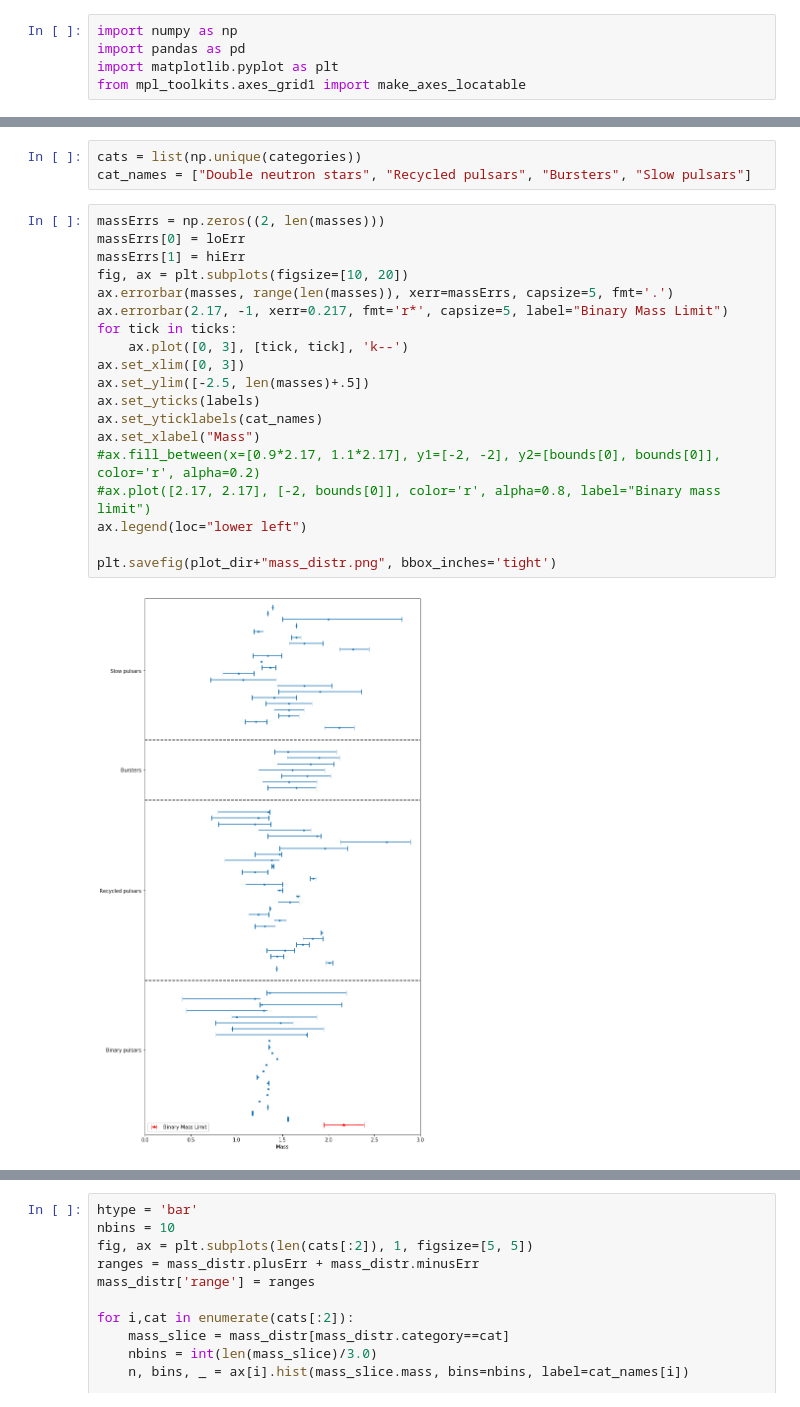
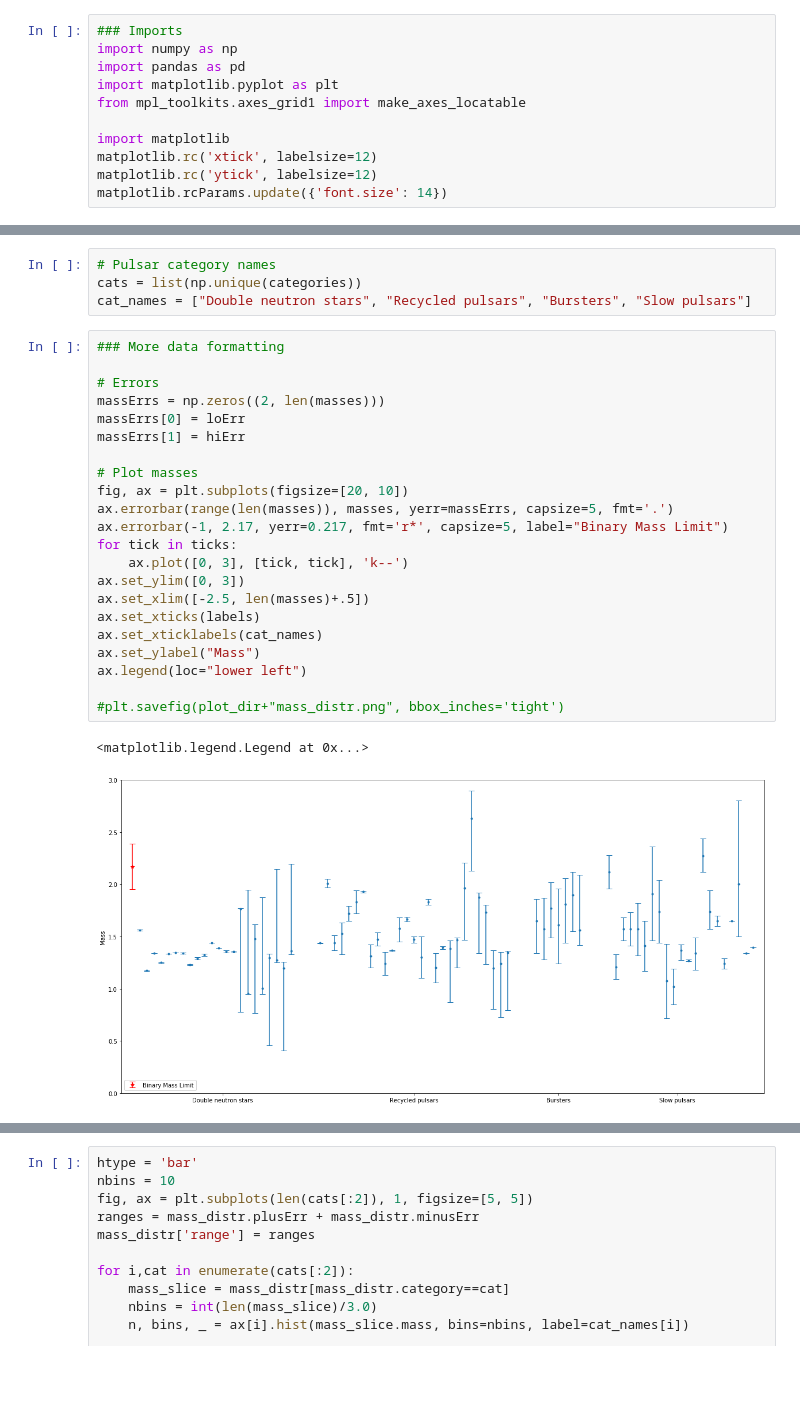
Before and after one commit to eramey16/stars_project, a Jupyter notebook: emily_nb.ipynb, the cells around one changed output, grey strips where cells are left out. Drawn from its saved outputs; the diff is of its cells as text; blank space fills up the shorter version.

Commit message:
Added updated mass plot

```diff
--- a/emily_nb.ipynb
+++ b/emily_nb.ipynb
@@ -1,6 +1,12 @@
 # %%
+### Imports
 import numpy as np
 import pandas as pd
 import matplotlib.pyplot as plt
 from mpl_toolkits.axes_grid1 import make_axes_locatable
+
+import matplotlib
+matplotlib.rc('xtick', labelsize=12)
+matplotlib.rc('ytick', labelsize=12)
+matplotlib.rcParams.update({'font.size': 14})
 # %%
@@ -35,25 +41,30 @@ labels = [bounds[i] - (bounds[i]-(bounds[i-1] if i!=0 else 0))/2 for i in range(
 # %%
+# Pulsar category names
 cats = list(np.unique(categories))
 cat_names = ["Double neutron stars", "Recycled pulsars", "Bursters", "Slow pulsars"]
 # %%
+### More data formatting
+
+# Errors
 massErrs = np.zeros((2, len(masses)))
 massErrs[0] = loErr
 massErrs[1] = hiErr
-fig, ax = plt.subplots(figsize=[10, 20])
-ax.errorbar(masses, range(len(masses)), xerr=massErrs, capsize=5, fmt='.')
-ax.errorbar(2.17, -1, xerr=0.217, fmt='r*', capsize=5, label="Binary Mass Limit")
+
+# Plot masses
+fig, ax = plt.subplots(figsize=[20, 10])
+ax.errorbar(range(len(masses)), masses, yerr=massErrs, capsize=5, fmt='.')
+ax.errorbar(-1, 2.17, yerr=0.217, fmt='r*', capsize=5, label="Binary Mass Limit")
 for tick in ticks:
     ax.plot([0, 3], [tick, tick], 'k--')
-ax.set_xlim([0, 3])
-ax.set_ylim([-2.5, len(masses)+.5])
-ax.set_yticks(labels)
-ax.set_yticklabels(cat_names)
-ax.set_xlabel("Mass")
-#ax.fill_between(x=[0.9*2.17, 1.1*2.17], y1=[-2, -2], y2=[bounds[0], bounds[0]], color='r', alpha=0.2)
-#ax.plot([2.17, 2.17], [-2, bounds[0]], color='r', alpha=0.8, label="Binary mass limit")
+ax.set_ylim([0, 3])
+ax.set_xlim([-2.5, len(masses)+.5])
+ax.set_xticks(labels)
+ax.set_xticklabels(cat_names)
+ax.set_ylabel("Mass")
 ax.legend(loc="lower left")
 
-plt.savefig(plot_dir+"mass_distr.png", bbox_inches='tight')
+#plt.savefig(plot_dir+"mass_distr.png", bbox_inches='tight')
 # %% [output]
+<matplotlib.legend.Legend at 0x...>
-[figure, old version]
+[figure, new version]
 # %%
```
Also changed, not shown: parts of 5 cells of this notebook, 1 other file.
